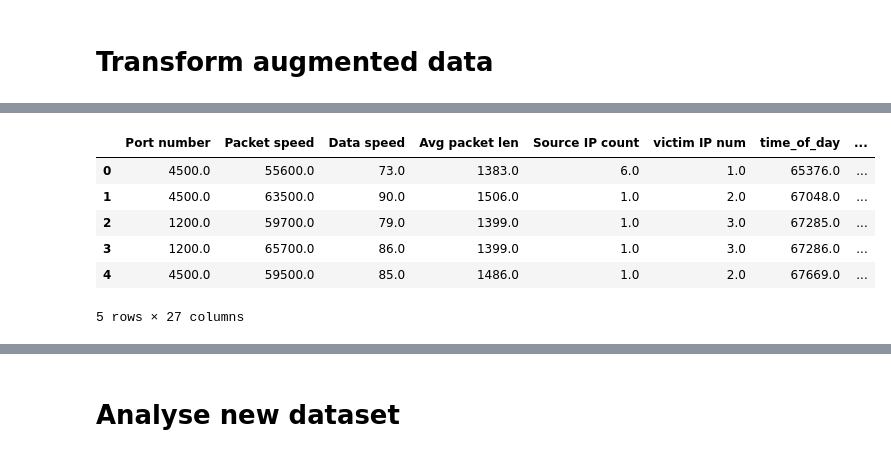
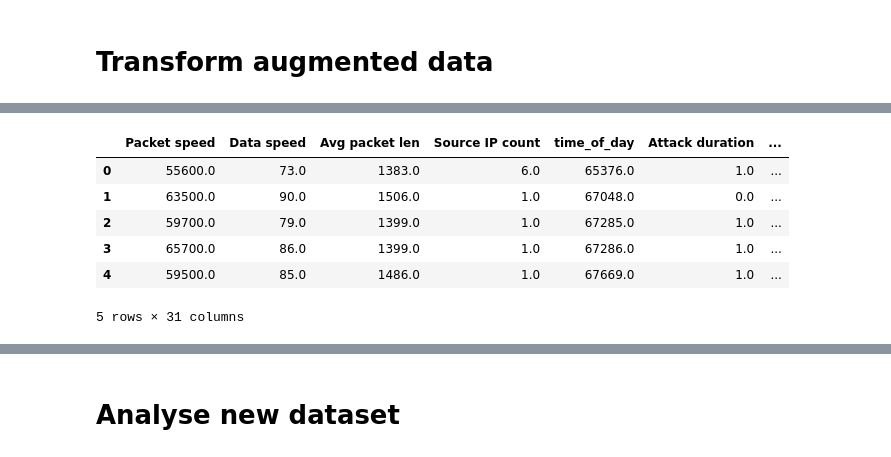
Before and after one commit to LordLokator/ADAML_24, a Jupyter notebook: notebooks/data_augmentation.ipynb, the cells around one changed output, grey strips where cells are left out. Saved outputs shown, nothing was run; the diff lists cells and outputs as text; code cells hidden in the pictures.

```diff
--- a/notebooks/data_augmentation.ipynb
+++ b/notebooks/data_augmentation.ipynb
@@ -255,6 +172,7 @@ We are using the SMOTE algorithm
 # %%
 # Define numerical and target columns
 numerical_cols = ['Packet speed', 'Data speed', 'Avg packet len', 'Source IP count', 'time_of_day', 'Attack duration']
+high_cardinality = ['Port number', 'victim IP num']
 target_col = 'Type'
 non_numeric_cols = []
 for col in merged_df.columns:
@@ -305,8 +232 @@ df_scaled.head()
 5 rows × 33 columns
-# %%
-# Encoding categorical features
-label_encoders = {}
-for column in ['Port number','victim IP num']:
-    le = LabelEncoder()
-    df_scaled[column] = le.fit_transform(df_scaled[column])
-    label_encoders[column] = le
@@ -334,2 +244,7 @@ Index(['Packet speed', 'Data speed', 'Avg packet len', 'Source IP count',
        'is_weekday'],
       dtype='object')
+# %%
+# drop high cardinality columns\n",
+df_scaled = df_scaled.drop(['Port number','victim IP num'], axis=1)
+non_numeric_cols = [col for col in non_numeric_cols if col not in high_cardinality]
+df_scaled.columns
@@ -426,8 +316,8 @@ for col in df_scaled.columns:
 # %%
 # Apply SMOTE to the combined features and target
-normal_count = np.round(merged_df[merged_df['Type'] == "Normal traffic"].shape[0],-3) + 1000
-strategy = { "Normal traffic": normal_count, "DDoS attack": 0.4 * normal_count, "Suspicious traffic": 0.4 * normal_count}
-smote = SMOTENC(sampling_strategy= strategy, categorical_features=categoric_mask, random_state=42)
+normal_count = merged_df[merged_df['Type'] == "Normal traffic"].shape[0]
+strategy = { "Normal traffic": normal_count, "DDoS attack": int(0.7 * normal_count), "Suspicious traffic": int(0.7 * normal_count)}
+smote = SMOTE(sampling_strategy= strategy, random_state=42)
 X_resampled, y_resampled = smote.fit_resample(df_scaled, merged_df[target_col])
 # %% [markdown]
 # Transform augmented data
@@ -447,23 +347,23 @@ synthetic_df.head()
 # %%
 # Create a new StandardScaler instance and fit it on the original data
 scaler = StandardScaler()
-scaler.fit(vector_df[numerical_cols])
+scaler.fit(merged_df[numerical_cols])
 
 # Inverse transform the numerical columns
 final_numerical_cols = scaler.inverse_transform(synthetic_df[numerical_cols])
 
 # Replace the transformed numerical columns with the original values
 synthetic_df[numerical_cols] = final_numerical_cols
 
 synthetic_df.head()
 # %% [output]
-|  | Port number | Packet speed | Data speed | Avg packet len | Source IP count | victim IP num | time_of_day | ... |
-| 0 | 4500.0 | 55600.0 | 73.0 | 1383.0 | 6.0 | 1.0 | 65376.0 | ... |
-| 1 | 4500.0 | 63500.0 | 90.0 | 1506.0 | 1.0 | 2.0 | 67048.0 | ... |
-| 2 | 1200.0 | 59700.0 | 79.0 | 1399.0 | 1.0 | 3.0 | 67285.0 | ... |
-| 3 | 1200.0 | 65700.0 | 86.0 | 1399.0 | 1.0 | 3.0 | 67286.0 | ... |
-| 4 | 4500.0 | 59500.0 | 85.0 | 1486.0 | 1.0 | 2.0 | 67669.0 | ... |
+|  | Packet speed | Data speed | Avg packet len | Source IP count | time_of_day | Attack duration | ... |
+| 0 | 55600.0 | 73.0 | 1383.0 | 6.0 | 65376.0 | 1.0 | ... |
+| 1 | 63500.0 | 90.0 | 1506.0 | 1.0 | 67048.0 | 0.0 | ... |
+| 2 | 59700.0 | 79.0 | 1399.0 | 1.0 | 67285.0 | 1.0 | ... |
+| 3 | 65700.0 | 86.0 | 1399.0 | 1.0 | 67286.0 | 1.0 | ... |
+| 4 | 59500.0 | 85.0 | 1486.0 | 1.0 | 67669.0 | 1.0 | ... |
-5 rows × 27 columns
+5 rows × 31 columns
 # %%
 # convert columns
 # round numericals
```
Also changed, not shown: parts of 35 cells of this notebook, 2 other files.
